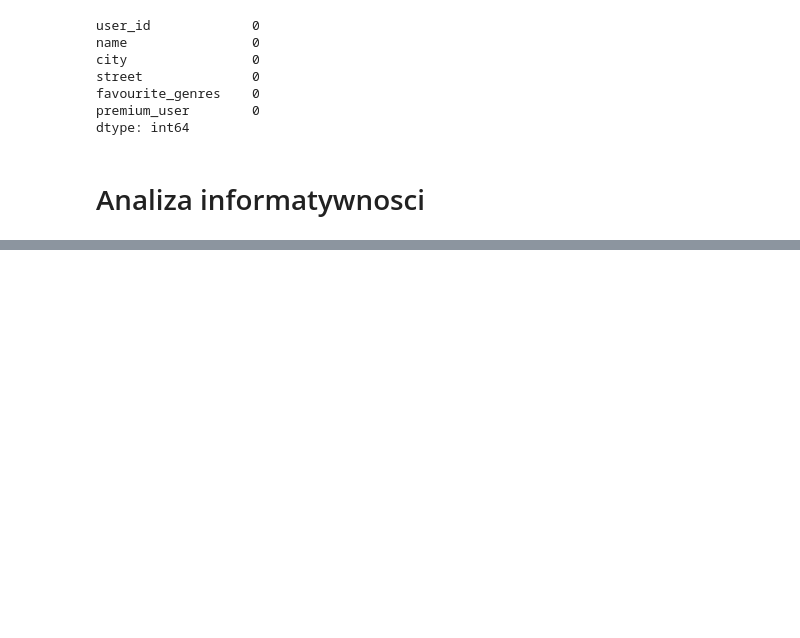
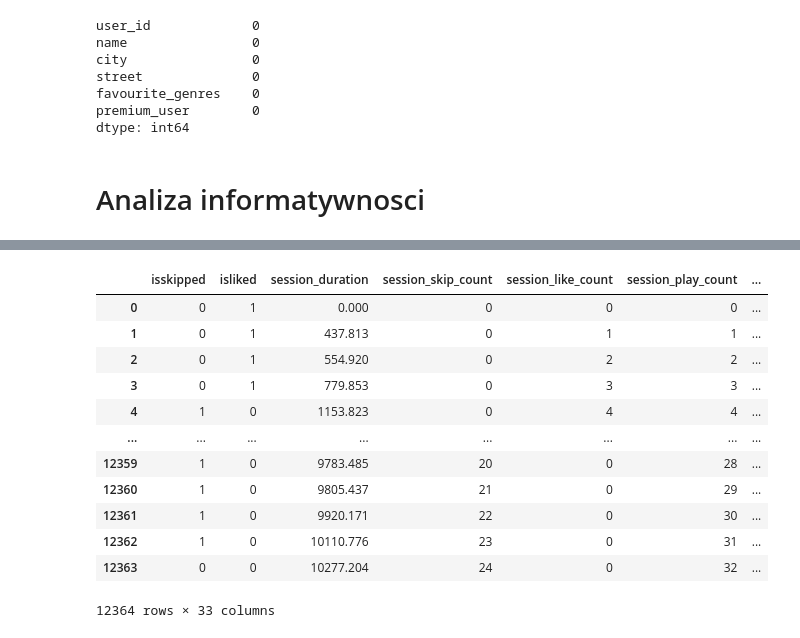
Before and after one commit to dawidkasz/song-skip-predictor, a Jupyter notebook: dokumentacja.ipynb, the cells around one changed output, grey strips where cells are left out. Cells and saved outputs as stored; diff of their text form; code cells hidden in the pictures; blank space fills up the shorter version.

```diff
--- a/dokumentacja.ipynb
+++ b/dokumentacja.ipynb
@@ -257,15 +92,6 @@ def extract_release_date(tdf: pd.DataFrame):
             return f"{parts[0]}-{parts[1]}-01"
         return date
 
-    tdf['standardized_date'] = tdf['release_date'].apply(standardize_date)
-
-    # Convert to datetime and extract components
-    tdf['standardized_date'] = pd.to_datetime(tdf['standardized_date'])
-    tdf['release_year'] = tdf['standardized_date'].dt.year
-    tdf['release_daymonth'] = tdf['standardized_date'].dt.dayofyear
-    tdf =tdf.drop(columns=['standardized_date'])
-
-    # Indicate completeness of date
     def date_completeness(date):
         parts = len(date.split('-'))
         if parts == 1:
@@ -274,4 +100,11 @@ def extract_release_date(tdf: pd.DataFrame):
             return 'year_month'
         return 'full_date'
 
+    tdf['standardized_date'] = pd.to_datetime(tdf['release_date'].apply(standardize_date))
+    tdf['release_year'] = tdf['standardized_date'].dt.year
+    tdf['release_daymonth'] = tdf['standardized_date'].dt.dayofyear
     tdf['date_completeness'] = tdf['release_date'].apply(date_completeness)
+
+    return tdf.drop(columns=['standardized_date'])
+tracks = pd.read_json("data/tracks.jsonl", lines=True)
+tracks = extract_release_date(tracks).drop(columns=['release_date', 'mode'])
@@ -316,3 +199,43 @@ learn
+# %%
+from sklearn.preprocessing import LabelEncoder, StandardScaler, MinMaxScaler
+def preprocess_dataset(df: pd.DataFrame):
+    final_dataset = df.dropna()
+    label_encoder = LabelEncoder()
+    final_dataset['city'] = label_encoder.fit_transform(final_dataset['city'])
+
+    final_dataset['day']=final_dataset['timestamp'].dt.dayofyear
+    final_dataset['hourminute']= final_dataset['timestamp'].dt.hour * 60 + final_dataset['timestamp'].dt.minute
+    final_dataset['date_completeness'] = label_encoder.fit_transform(final_dataset['date_completeness'])
+
+    final_dataset = final_dataset.drop(columns=['block_duration'])
+    final_dataset['session_duration']=final_dataset['session_duration'].apply(lambda x: x.total_seconds())
+    final_dataset['user_listen_time']=final_dataset['user_listen_time'].apply(lambda x: x.total_seconds())
+
+    final_dataset['premium_user']=final_dataset['premium_user'].astype(int)
+    final_dataset['isliked']=final_dataset['isliked'].astype(int)
+    final_dataset['isskipped']=final_dataset['isskipped'].astype(int)
+
+    # numeric_cols = final_dataset.select_dtypes(include=['float64']).columns
+    # scaler = StandardScaler()
+    # final_dataset[numeric_cols] = scaler.fit_transform(final_dataset[numeric_cols])
+
+    return final_dataset.drop(columns=['timestamp', 'street', 'key', 'time_signature', 'explicit', 'name_track', 'name'])
+final_dataset = preprocess_dataset(target_df)
+final_dataset
+# %% [output]
+|  | isskipped | isliked | session_duration | session_skip_count | session_like_count | session_play_count | ... |
+| 0 | 0 | 1 | 0.000 | 0 | 0 | 0 | ... |
+| 1 | 0 | 1 | 437.813 | 0 | 1 | 1 | ... |
+| 2 | 0 | 1 | 554.920 | 0 | 2 | 2 | ... |
+| 3 | 0 | 1 | 779.853 | 0 | 3 | 3 | ... |
+| 4 | 1 | 0 | 1153.823 | 0 | 4 | 4 | ... |
+| ... | ... | ... | ... | ... | ... | ... | ... |
+| 12359 | 1 | 0 | 9783.485 | 20 | 0 | 28 | ... |
+| 12360 | 1 | 0 | 9805.437 | 21 | 0 | 29 | ... |
+| 12361 | 1 | 0 | 9920.171 | 22 | 0 | 30 | ... |
+| 12362 | 1 | 0 | 10110.776 | 23 | 0 | 31 | ... |
+| 12363 | 0 | 0 | 10277.204 | 24 | 0 | 32 | ... |
+12364 rows × 33 columns
 # %%
 from sklearn.ensemble import RandomForestClassifier
 from sklearn.model_selection import train_test_split
```
Also changed, not shown: parts of 12 cells of this notebook.
